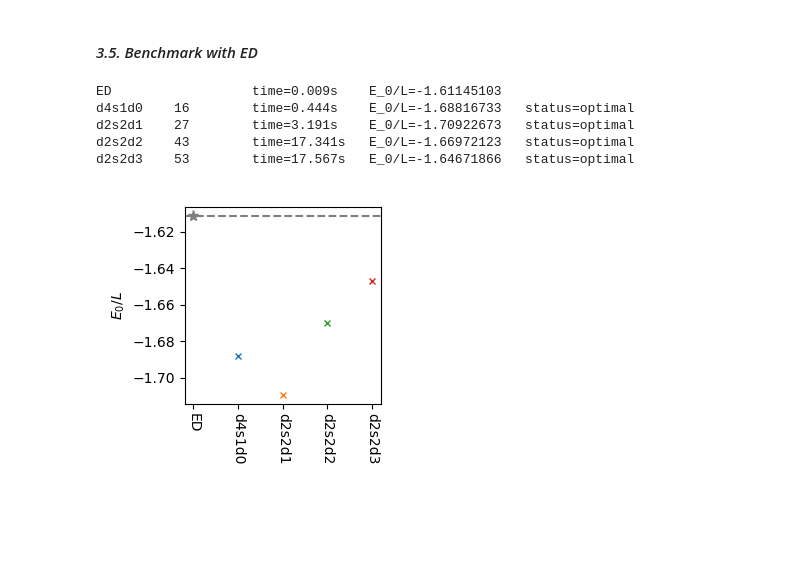
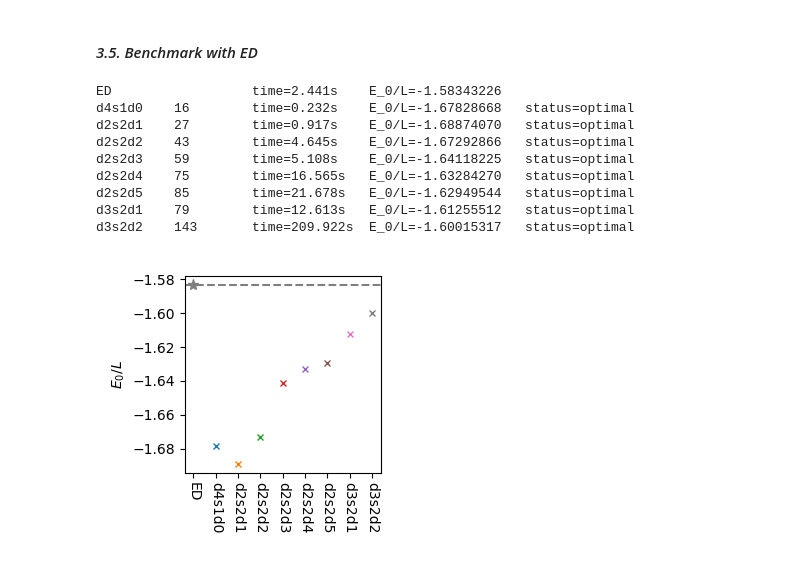
Before and after one commit to JefferyWangSH/QMBBoot-NGA, a Jupyter notebook: note.ipynb, the cells around one changed output. Cells and saved outputs as stored; diff of their text form; code cells hidden in the pictures; blank space fills up the shorter version.

```diff
--- a/note.ipynb
+++ b/note.ipynb
@@ -305,7 +350,6 @@ from hubbard.hubbard import HubbardParams, HubbardCompiler, load_basis_reprs
 from sdp import SDPSolver
 
 import time
-import warnings; warnings.filterwarnings('ignore')
 import matplotlib.pyplot as plt
 %matplotlib widget
 
@@ -318,7 +362,7 @@ def bootstrap_gs(params, basis_reprs, eps=1e-4, max_iters=5000):
     return value, compiler.summary(), solver.summary()
 
 
-L = 6
+L = 10
 t = 1.
 U = 4.
 n_particles = L
@@ -329,6 +373,10 @@ bases = {
     'd2s2d1': load_basis_reprs(L, max_degree=2, max_support=2, max_diameter=1),
     'd2s2d2': load_basis_reprs(L, max_degree=2, max_support=2, max_diameter=2),
     'd2s2d3': load_basis_reprs(L, max_degree=2, max_support=2, max_diameter=3),
+    'd2s2d4': load_basis_reprs(L, max_degree=2, max_support=2, max_diameter=4),
+    'd2s2d5': load_basis_reprs(L, max_degree=2, max_support=2, max_diameter=5),
+    'd3s2d1': load_basis_reprs(L, max_degree=3, max_support=2, max_diameter=1),
+    'd3s2d2': load_basis_reprs(L, max_degree=3, max_support=2, max_diameter=2),
 }
 eps = 1e-4
 max_iters = 5_000
@@ -344,36 +392,40 @@ print(
     f'{f"time={dt:.3f}s":<15s}'
     f'{f"E_0/L={e0/L:.8f}":<15s}'
 )
 ax.plot(['ED'], [e0/L], marker='*', markersize=8, color='tab:grey')
 ax.axhline(y=e0/L, color='tab:grey', linestyle='dashed')
 
 for name, basis_reprs in bases.items():
     t0 = time.perf_counter()
     print(
         f'{name:<10s}'
         f'{len(basis_reprs):<10d}',
         end=''
     )
     e0_lower, compiler_summary, solver_summary = bootstrap_gs(
         params, basis_reprs, eps=eps, max_iters=max_iters,
     )
     dt = time.perf_counter() - t0
     print(
         f'{f"time={dt:.3f}s":<15s}'
         f'{f"E_0/L={e0_lower/L:.8f}":<20s}'
         f'{f"status={solver_summary['status']}":<15s}'
     )
     ax.plot([name], [e0_lower/L], marker='x', markersize=5, markerfacecolor='none')
 
 ax.tick_params(axis='x', labelrotation=270)
 ax.set_ylabel(r'$E_0/L$')
 
 ax.set_box_aspect(1)
 fig.tight_layout()
 # %% [output]
-ED                  time=0.009s    E_0/L=-1.61145103
-d4s1d0    16        time=0.444s    E_0/L=-1.68816733   status=optimal
-d2s2d1    27        time=3.191s    E_0/L=-1.70922673   status=optimal
-d2s2d2    43        time=17.341s   E_0/L=-1.66972123   status=optimal
-d2s2d3    53        time=17.567s   E_0/L=-1.64671866   status=optimal
+ED                  time=2.441s    E_0/L=-1.58343226
+d4s1d0    16        time=0.232s    E_0/L=-1.67828668   status=optimal
+d2s2d1    27        time=0.917s    E_0/L=-1.68874070   status=optimal
+d2s2d2    43        time=4.645s    E_0/L=-1.67292866   status=optimal
+d2s2d3    59        time=5.108s    E_0/L=-1.64118225   status=optimal
+d2s2d4    75        time=16.565s   E_0/L=-1.63284270   status=optimal
+d2s2d5    85        time=21.678s   E_0/L=-1.62949544   status=optimal
+d3s2d1    79        time=12.613s   E_0/L=-1.61255512   status=optimal
+d3s2d2    143       time=209.922s  E_0/L=-1.60015317   status=optimal
-[figure, old version]
+[figure, new version]
```
Also changed, not shown: parts of 4 cells of this notebook, 6 other files.
